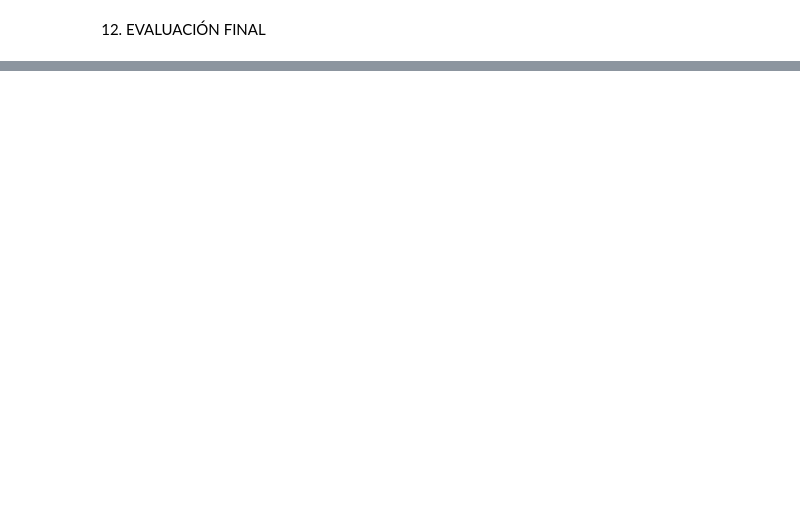
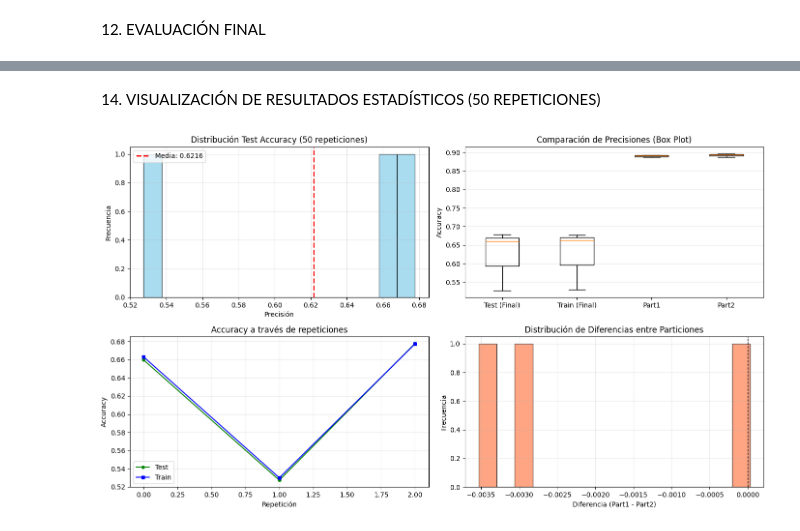
Before and after one commit to JDCM01/entrenamiento_red_neuronal_MNIST, a Jupyter notebook: red_neuronal_MNIST.ipynb, the cells around one changed output, grey strips where cells are left out. Cells and saved outputs as stored; diff of their text form; code cells hidden in the pictures; blank space fills up the shorter version.

```diff
--- a/red_neuronal_MNIST.ipynb
+++ b/red_neuronal_MNIST.ipynb
@@ -601,3 +625,47 @@ Top 10 errores más comunes:
+# %% [markdown]
+14. VISUALIZACIÓN DE RESULTADOS ESTADÍSTICOS (50 REPETICIONES)
+# %%
+# Visualizar distribución de resultados
+fig, axes = plt.subplots(2, 2, figsize=(14, 8))
+
+# Gráfico 1: Distribución de precisión en test
+axes[0, 0].hist(test_acc_arr, bins=15, color='skyblue', edgecolor='black', alpha=0.7)
+axes[0, 0].axvline(np.mean(test_acc_arr), color='red', linestyle='--', linewidth=2, label=f'Media: {np.mean(test_acc_arr):.4f}')
+axes[0, 0].set_xlabel('Precisión')
+axes[0, 0].set_ylabel('Frecuencia')
+axes[0, 0].set_title('Distribución Test Accuracy (50 repeticiones)')
+axes[0, 0].legend()
+axes[0, 0].grid(True, alpha=0.3)
+
+# Gráfico 2: Box plot comparativo
+box_data = [test_acc_arr, train_acc_arr, part1_acc_arr, part2_acc_arr]
+axes[0, 1].boxplot(box_data, labels=['Test (Final)', 'Train (Final)', 'Part1', 'Part2'])
+axes[0, 1].set_ylabel('Accuracy')
+axes[0, 1].set_title('Comparación de Precisiones (Box Plot)')
+axes[0, 1].grid(True, alpha=0.3, axis='y')
+
+# Gráfico 3: Línea de convergencia
+axes[1, 0].plot(test_acc_arr, 'o-', color='green', label='Test', markersize=4)
+axes[1, 0].plot(train_acc_arr, 's-', color='blue', label='Train', markersize=4)
+axes[1, 0].set_xlabel('Repetición')
+axes[1, 0].set_ylabel('Accuracy')
+axes[1, 0].set_title('Accuracy a través de repeticiones')
+axes[1, 0].legend()
+axes[1, 0].grid(True, alpha=0.3)
+
+# Gráfico 4: Diferencia entre particiones
+diff_particiones = part1_acc_arr - part2_acc_arr
+axes[1, 1].hist(diff_particiones, bins=15, color='coral', edgecolor='black', alpha=0.7)
+axes[1, 1].axvline(0, color='black', linestyle='--', linewidth=1)
+axes[1, 1].set_xlabel('Diferencia (Part1 - Part2)')
+axes[1, 1].set_ylabel('Frecuencia')
+axes[1, 1].set_title('Distribución de Diferencias entre Particiones')
+axes[1, 1].grid(True, alpha=0.3)
+
+plt.tight_layout()
+plt.show()
+# %% [output]
+[figure, added]
 # %%
 def guardar_modelo(ruta="modelo_mnist_promediado.npz"):
     """Guarda el modelo final promediado."""
```
Also changed, not shown: parts of 10 cells of this notebook.
